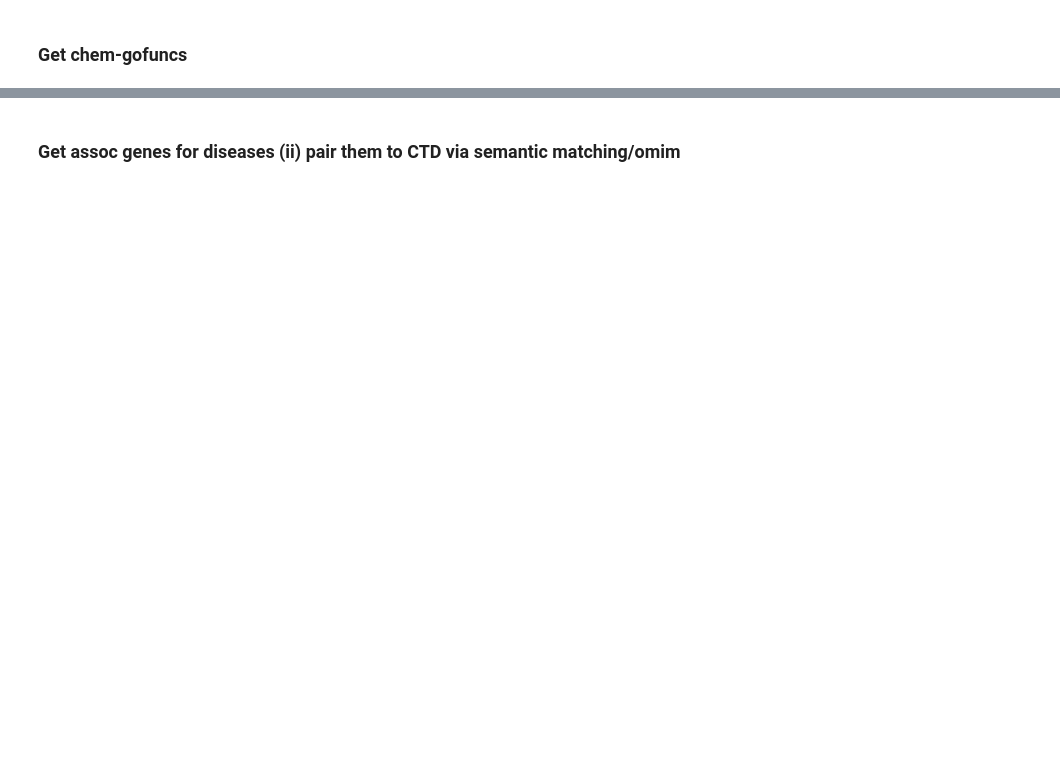
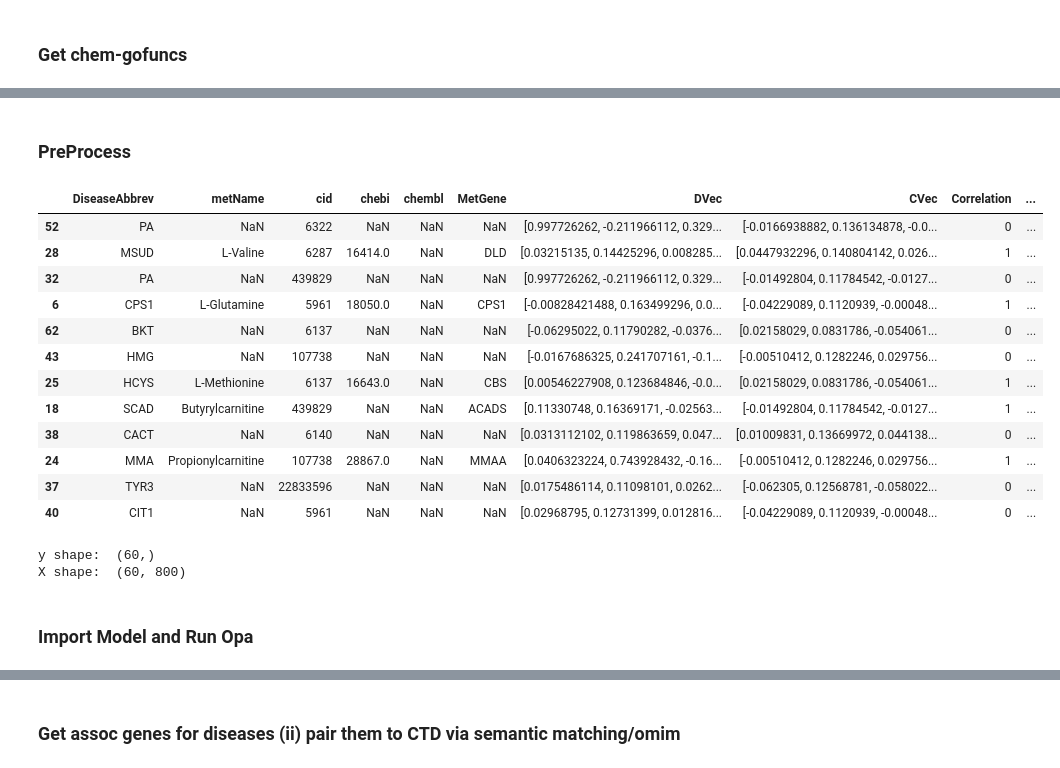
Before and after one commit to colemai/msc-thesis, a Jupyter notebook: validation/validate-nn-vmh.ipynb, the cells around one changed output, grey strips where cells are left out. Saved outputs shown, nothing was run; the diff lists cells and outputs as text; code cells hidden in the pictures; blank space fills up the shorter version.

```diff
--- a/validation/validate-nn-vmh.ipynb
+++ b/validation/validate-nn-vmh.ipynb
@@ -180,0 +537,3 @@ np.savetxt(r'entities.lst', entities, fmt='%s')
+# %%
+# Add correlation
+vmh_df['Correlation'] = 1
@@ -180,0 +677,3 @@ np.savetxt(r'entities.lst', entities, fmt='%s')
+# %%
+vmh_df['dis_HINOvec'] = vmh_df.DiseaseAbbrev.map(lambda x: entity_to_HINOvec.get(x))
+vmh_df['chem_HINOvec'] = vmh_df.cid.map(lambda x: entity_to_HINOvec.get(x))
@@ -180,0 +682,26 @@ np.savetxt(r'entities.lst', entities, fmt='%s')
+# %%
+# Import PRO vec file
+with open('../opa/PROVecs.lst', 'r') as file:
+    text = file.read()
+
+# Strip and split vector data into list of lists [chem, vec]
+text = text.replace('\n', '')
+text = text.split(']')
+text = [item.strip().split(' [') for item in text]
+
+# Turn it into a data frame
+df = pd.DataFrame(text)
+df.columns = ['ID', 'Vector']
+
+# Clean
+df = df.dropna()
+df['Vector'] = df.Vector.map(lambda x: x.rstrip().lstrip().replace('    ', ' ').replace('   ', ' ').replace('  ', ' ').replace(' ', ','))
+
+# Turn vector column into a list
+df['Vector'] = df.Vector.map(lambda x: x.split(','))
+
+# Make a map of it (DisID to DOvec)
+entity_to_PROvec = dict(zip(df.ID, df.Vector))
+# %%
+vmh_df['dis_PROvec'] = vmh_df.DiseaseAbbrev.map(lambda x: entity_to_PROvec.get(x))
+vmh_df['chem_PROvec'] = vmh_df.cid.map(lambda x: entity_to_PROvec.get(x))
@@ -180,0 +726,18 @@ np.savetxt(r'entities.lst', entities, fmt='%s')
+# %% [markdown]
+### PreProcess
+# %%
+vmh_df.sample(12)
+# %% [output]
+|  | DiseaseAbbrev | metName | cid | chebi | chembl | MetGene | DVec | CVec | Correlation | ... |
+| 52 | PA | NaN | 6322 | NaN | NaN | NaN | [0.997726262, -0.211966112, 0.329... | [-0.0166938882, 0.136134878, -0.0... | 0 | ... |
+| 28 | MSUD | L-Valine | 6287 | 16414.0 | NaN | DLD | [0.03215135, 0.14425296, 0.008285... | [0.0447932296, 0.140804142, 0.026... | 1 | ... |
+| 32 | PA | NaN | 439829 | NaN | NaN | NaN | [0.997726262, -0.211966112, 0.329... | [-0.01492804, 0.11784542, -0.0127... | 0 | ... |
+| 6 | CPS1 | L-Glutamine | 5961 | 18050.0 | NaN | CPS1 | [-0.00828421488, 0.163499296, 0.0... | [-0.04229089, 0.1120939, -0.00048... | 1 | ... |
+| 62 | BKT | NaN | 6137 | NaN | NaN | NaN | [-0.06295022, 0.11790282, -0.0376... | [0.02158029, 0.0831786, -0.054061... | 0 | ... |
+| 43 | HMG | NaN | 107738 | NaN | NaN | NaN | [-0.0167686325, 0.241707161, -0.1... | [-0.00510412, 0.1282246, 0.029756... | 0 | ... |
+| 25 | HCYS | L-Methionine | 6137 | 16643.0 | NaN | CBS | [0.00546227908, 0.123684846, -0.0... | [0.02158029, 0.0831786, -0.054061... | 1 | ... |
+| 18 | SCAD | Butyrylcarnitine | 439829 | NaN | NaN | ACADS | [0.11330748, 0.16369171, -0.02563... | [-0.01492804, 0.11784542, -0.0127... | 1 | ... |
+| 38 | CACT | NaN | 6140 | NaN | NaN | NaN | [0.0313112102, 0.119863659, 0.047... | [0.01009831, 0.13669972, 0.044138... | 0 | ... |
+| 24 | MMA | Propionylcarnitine | 107738 | 28867.0 | NaN | MMAA | [0.0406323224, 0.743928432, -0.16... | [-0.00510412, 0.1282246, 0.029756... | 1 | ... |
+| 37 | TYR3 | NaN | 22833596 | NaN | NaN | NaN | [0.0175486114, 0.11098101, 0.0262... | [-0.062305, 0.12568781, -0.058022... | 0 | ... |
+| 40 | CIT1 | NaN | 5961 | NaN | NaN | NaN | [0.02968795, 0.12731399, 0.012816... | [-0.04229089, 0.1120939, -0.00048... | 0 | ... |
@@ -180,0 +773,8 @@ np.savetxt(r'entities.lst', entities, fmt='%s')
+# %%
+print('y shape: ', all_y.shape)
+print('X shape: ', all_X.shape)
+# %% [output]
+y shape:  (60,)
+X shape:  (60, 800)
+# %% [markdown]
+### Import Model and Run Opa
```
Also changed, not shown: parts of 93 cells of this notebook, 6 other files.
